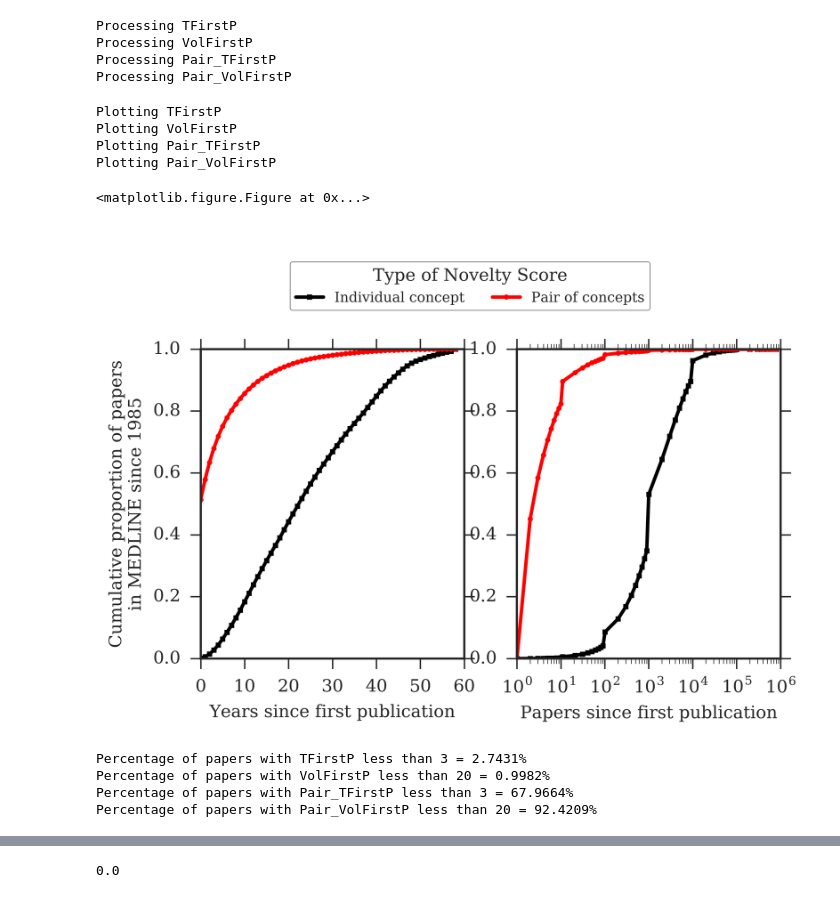
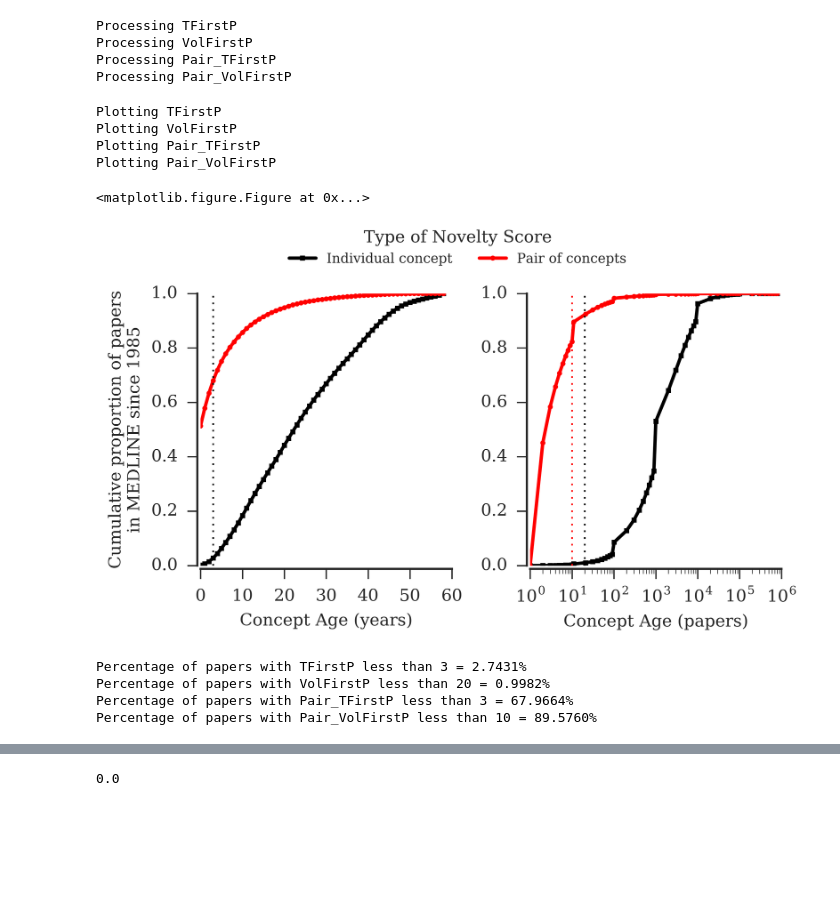
Before and after one commit to napsternxg/Novelty, a Jupyter notebook: AnalysisPlots.ipynb, the cells around one changed output, grey strips where cells are left out. Saved outputs shown, nothing was run; the diff lists cells and outputs as text; code cells hidden in the pictures; blank space fills up the shorter version.

Commit message:
Working code submitted to JCDL WOSP 2016

```diff
--- a/AnalysisPlots.ipynb
+++ b/AnalysisPlots.ipynb
@@ -32,7 +32,7 @@ matplotlib.rcParams['lines.linewidth'] = 1
 pd.options.display.width = 200
 # %%
 DATA_DIR = "data"
-PLOT_DIR = "plots"
+PLOT_DIR = "plots/JCDL_WOSP"
 OUT_DIR = "output"
 columns = ["PMID", "Year", "AbsVal", "TFirstP", "VolFirstP",
            "acc_pos_vel_min", "acc_pos_vel_max", "acc_neg_vel_max", "acc_neg_vel_min",
@@ -70,49 +70,64 @@ plt.close("all")
 plt.clf()
 fig, ax = plt.subplots(1,2, figsize=(6,3.2))
 
+score_types = ["TFirstP", "VolFirstP", "Pair_TFirstP", "Pair_VolFirstP"]
 y_label = "Cumulative proportion of papers\nin MEDLINE since 1985"
 x_labels = ["Years since first publication", "Papers since first publication"]
+x_labels = ["Concept Age (years)", "Concept Age (papers)"]
+
+labels = ["Individual concept (n = %.1fM)" % (sum(data[0][1]) * 1./1e6),
+          "Pair of concepts (n = %.1fM)" % (sum(data[2][1]) * 1./1e6)]
+
 labels = ["Individual concept", "Pair of concepts"]
 colors = ["black", "red"]
 markers = ["s", "o"]
 
 for i, k in enumerate(score_types):
     print "Plotting %s" % k
     j = i % 2
     x, y = data[i]
     x = np.array(x[:-1])
     if "VolFirstP" in k:
         x = x + 1.0
     y = np.cumsum(y) * 1.0 / np.sum(y)
     ax[j].plot(x, y, marker=markers[i/2], color=colors[i/2], label=labels[i/2], lw=2)
 
 ax[0].set_ylabel(y_label)
 ax[0].set_xlabel(x_labels[0])
+ax[0].axvline(x=3, linestyle=":", color="black")
 ax[1].set_xscale("log")
 ax[1].set_xlabel(x_labels[1])
+ax[1].axvline(x=20, linestyle=":", color="black")
+ax[1].axvline(x=10, linestyle=":", color="red")
+
+
+sns.despine(offset=2, trim=True)
+
 lgd = fig.legend(*ax[0].get_legend_handles_labels(),
-    loc = 'upper center',bbox_to_anchor=(0.5, 1.2),
+    loc = 'upper center',bbox_to_anchor=(0.5, 1.1),
     title = "Type of Novelty Score",
-    ncol=2, frameon=True, fancybox=True)
+    ncol=2, frameon=False, fancybox=False)
+fig.tight_layout()
 plt.savefig("%s/ScoreDistribution.pdf" % PLOT_DIR, bbox_inches='tight', bbox_extra_artists=[lgd])
 # %% [output]
 Plotting TFirstP
 Plotting VolFirstP
 Plotting Pair_TFirstP
 Plotting Pair_VolFirstP
 <matplotlib.figure.Figure at 0x...>
-[figure, old version]
+[figure, new version]
 # %%
-cutoff = [3,20]
+cutoff = [3,20,3,10]
+score_types = ["TFirstP", "VolFirstP", "Pair_TFirstP", "Pair_VolFirstP"]
 for i, k in enumerate(score_types):
     df_t = pd.DataFrame({"x": data[i][0][:-1], "y": data[i][1]})
-    prop = df_t[df_t.x <= cutoff[i%2]].y.sum() * 100./ df_t.y.sum()
-    print "Percentage of papers with %s less than %s = %.4f%%" % (k,cutoff[i%2], prop)
+    prop = df_t[df_t.x <= cutoff[i]].y.sum() * 100./ df_t.y.sum()
+    print "Percentage of papers with %s less than %s = %.4f%%" % (k,cutoff[i], prop)
 # %% [output]
 Percentage of papers with TFirstP less than 3 = 2.7431%
 Percentage of papers with VolFirstP less than 20 = 0.9982%
 Percentage of papers with Pair_TFirstP less than 3 = 67.9664%
-Percentage of papers with Pair_VolFirstP less than 20 = 92.4209%
+Percentage of papers with Pair_VolFirstP less than 10 = 89.5760%
 # %%
 # Growth data
 score_types = ["acc_pos_vel_min", "acc_neg_vel_max"]
```
Also changed, not shown: parts of 17 cells of this notebook, 7 other files.
